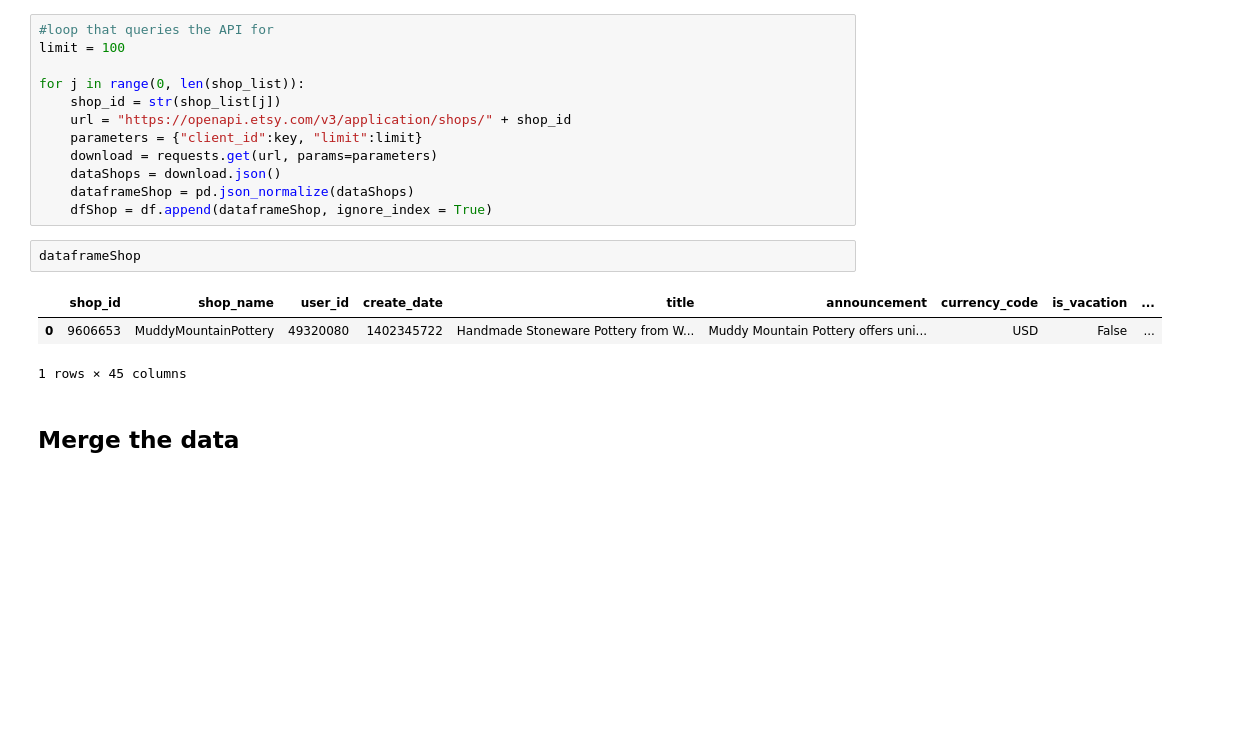
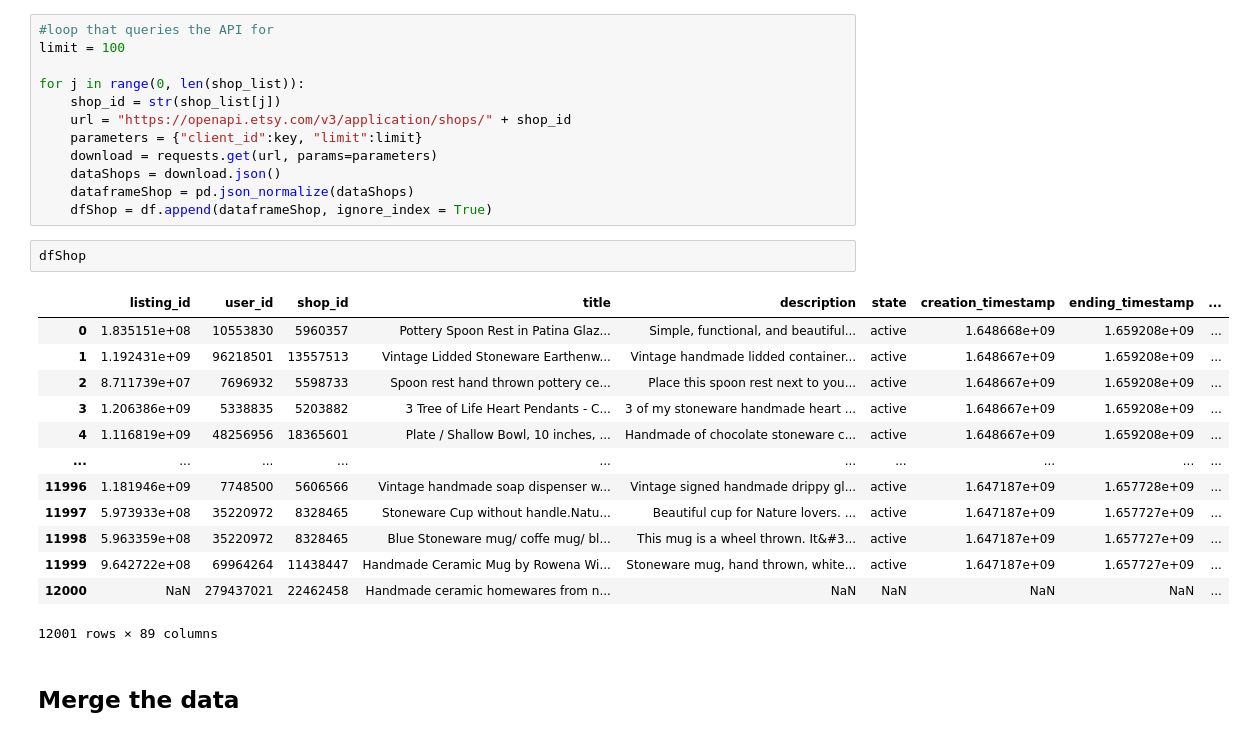
Before and after one commit to torisatori/etsy-pottery, a Jupyter notebook: Download Recent Active Listings and Related Shop Info.ipynb, the cells around one changed output. Saved outputs shown, nothing was run; the diff lists cells and outputs as text; blank space fills up the shorter version.

```diff
--- a/Download Recent Active Listings and Related Shop Info.ipynb
+++ b/Download Recent Active Listings and Related Shop Info.ipynb
@@ -72,11 +71,21 @@ for j in range(0, len(shop_list)):
     dataframeShop = pd.json_normalize(dataShops)
     dfShop = df.append(dataframeShop, ignore_index = True)
 # %%
-dataframeShop
+dfShop
 # %% [output]
-|  | shop_id | shop_name | user_id | create_date | title | announcement | currency_code | is_vacation | ... |
-| 0 | 9606653 | MuddyMountainPottery | 49320080 | 1402345722 | Handmade Stoneware Pottery from W... | Muddy Mountain Pottery offers uni... | USD | False | ... |
+|  | listing_id | user_id | shop_id | title | description | state | creation_timestamp | ending_timestamp | ... |
+| 0 | 1.835151e+08 | 10553830 | 5960357 | Pottery Spoon Rest in Patina Glaz... | Simple, functional, and beautiful... | active | 1.648668e+09 | 1.659208e+09 | ... |
+| 1 | 1.192431e+09 | 96218501 | 13557513 | Vintage Lidded Stoneware Earthenw... | Vintage handmade lidded container... | active | 1.648667e+09 | 1.659208e+09 | ... |
+| 2 | 8.711739e+07 | 7696932 | 5598733 | Spoon rest hand thrown pottery ce... | Place this spoon rest next to you... | active | 1.648667e+09 | 1.659208e+09 | ... |
+| 3 | 1.206386e+09 | 5338835 | 5203882 | 3 Tree of Life Heart Pendants - C... | 3 of my stoneware handmade heart ... | active | 1.648667e+09 | 1.659208e+09 | ... |
+| 4 | 1.116819e+09 | 48256956 | 18365601 | Plate / Shallow Bowl, 10 inches, ... | Handmade of chocolate stoneware c... | active | 1.648667e+09 | 1.659208e+09 | ... |
+| ... | ... | ... | ... | ... | ... | ... | ... | ... | ... |
+| 11996 | 1.181946e+09 | 7748500 | 5606566 | Vintage handmade soap dispenser w... | Vintage signed handmade drippy gl... | active | 1.647187e+09 | 1.657728e+09 | ... |
+| 11997 | 5.973933e+08 | 35220972 | 8328465 | Stoneware Cup without handle.Natu... | Beautiful cup for Nature lovers. ... | active | 1.647187e+09 | 1.657727e+09 | ... |
+| 11998 | 5.963359e+08 | 35220972 | 8328465 | Blue Stoneware mug/ coffe mug/ bl... | This mug is a wheel thrown. It&#3... | active | 1.647187e+09 | 1.657727e+09 | ... |
+| 11999 | 9.642722e+08 | 69964264 | 11438447 | Handmade Ceramic Mug by Rowena Wi... | Stoneware mug, hand thrown, white... | active | 1.647187e+09 | 1.657727e+09 | ... |
+| 12000 | NaN | 279437021 | 22462458 | Handmade ceramic homewares from n... | NaN | NaN | NaN | NaN | ... |
-1 rows × 45 columns
+12001 rows × 89 columns
 # %% [markdown]
 ## Merge the data
 # %%
```
Also changed, not shown: parts of 9 cells of this notebook.
